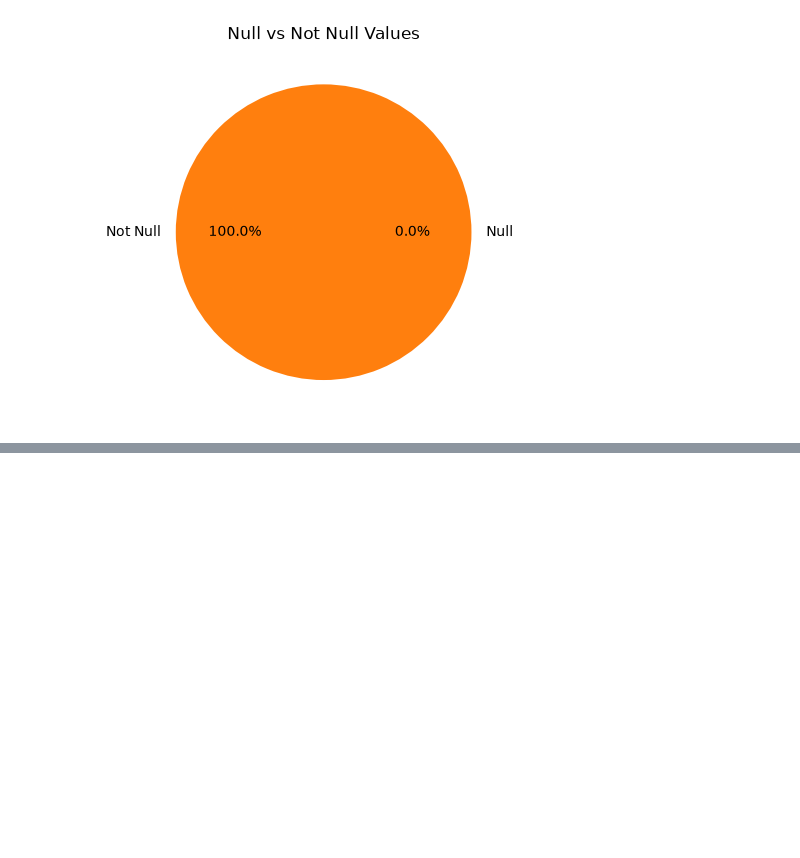
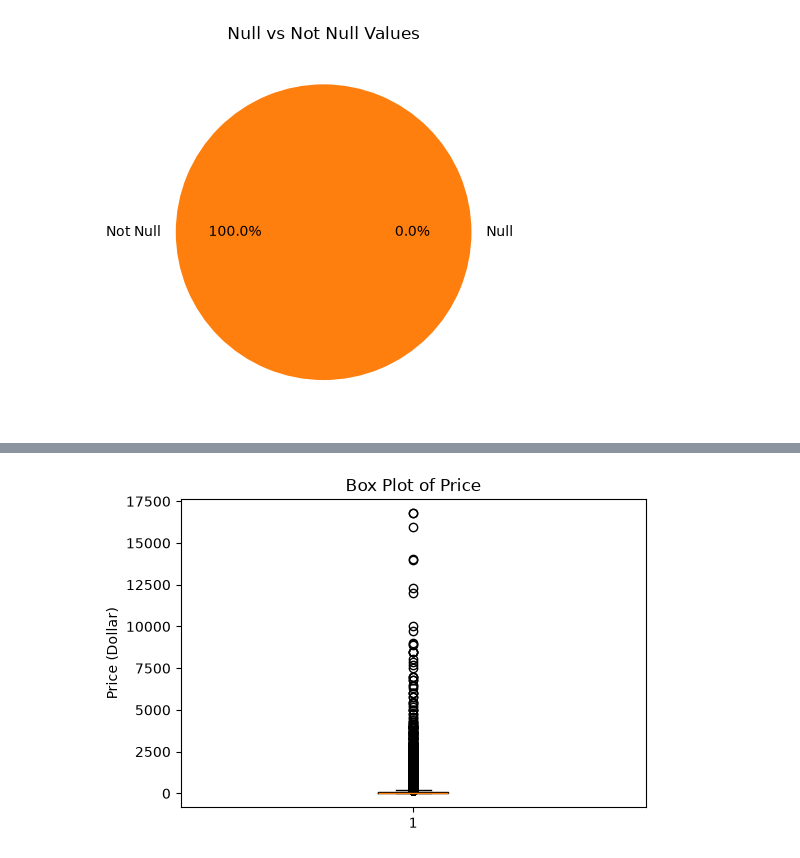
Before and after one commit to np500468-glitch/python, a Jupyter notebook: Amazon_Data.ipynb, the cells around one changed output, grey strips where cells are left out. Drawn from its saved outputs; the diff is of its cells as text; code cells hidden in the pictures; blank space fills up the shorter version.

```diff
--- a/Amazon_Data.ipynb
+++ b/Amazon_Data.ipynb
@@ -613,0 +656,11 @@ plt.show()
+# %%
+import matplotlib.pyplot as plt
+
+plt.figure(figsize=(6,4))
+plt.boxplot(df['Price(Dollar)'].dropna())
+
+plt.title("Box Plot of Price")
+plt.ylabel("Price (Dollar)")
+plt.show()
+# %% [output]
+[figure, added]
```
Also changed, not shown: parts of 29 cells of this notebook, 1 other file.
